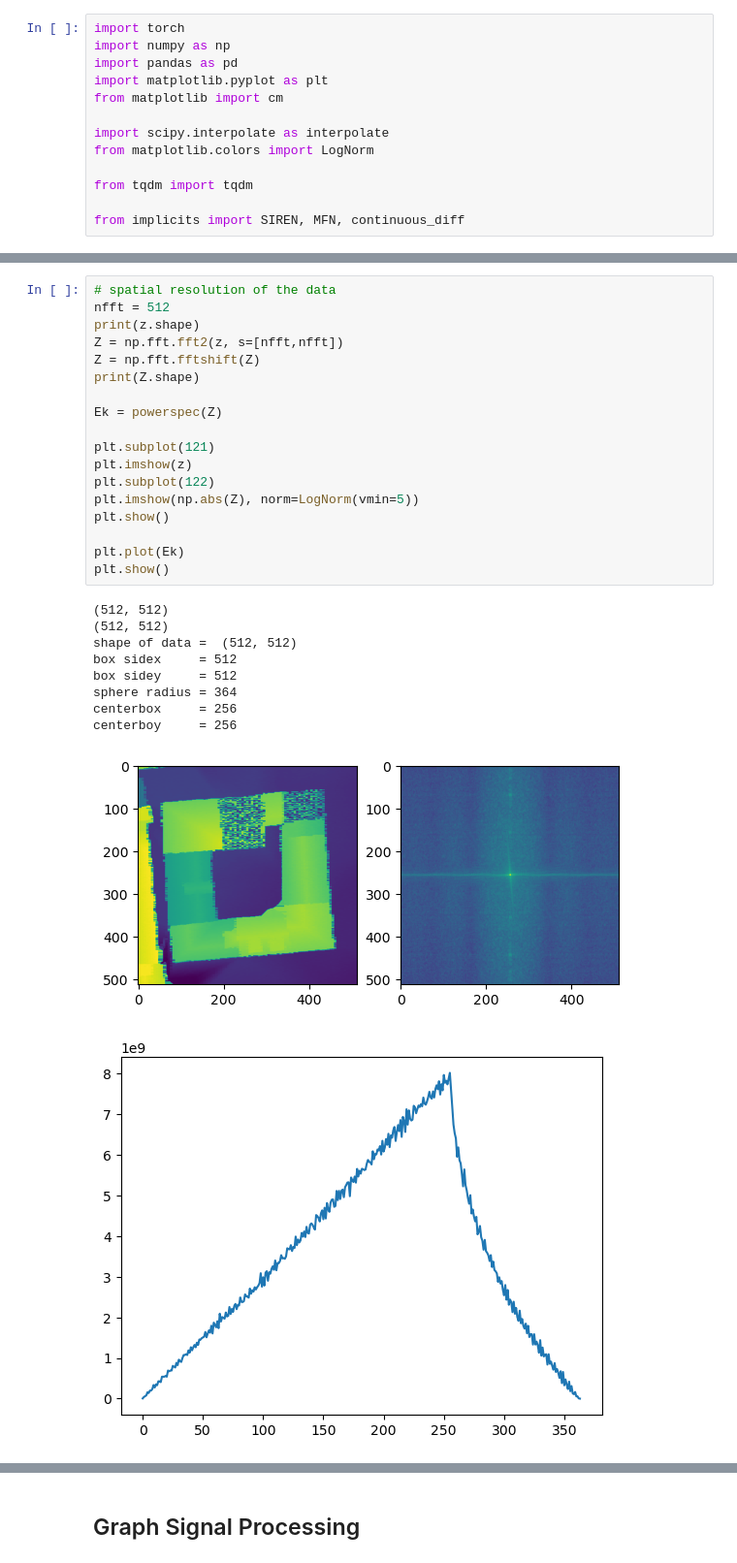
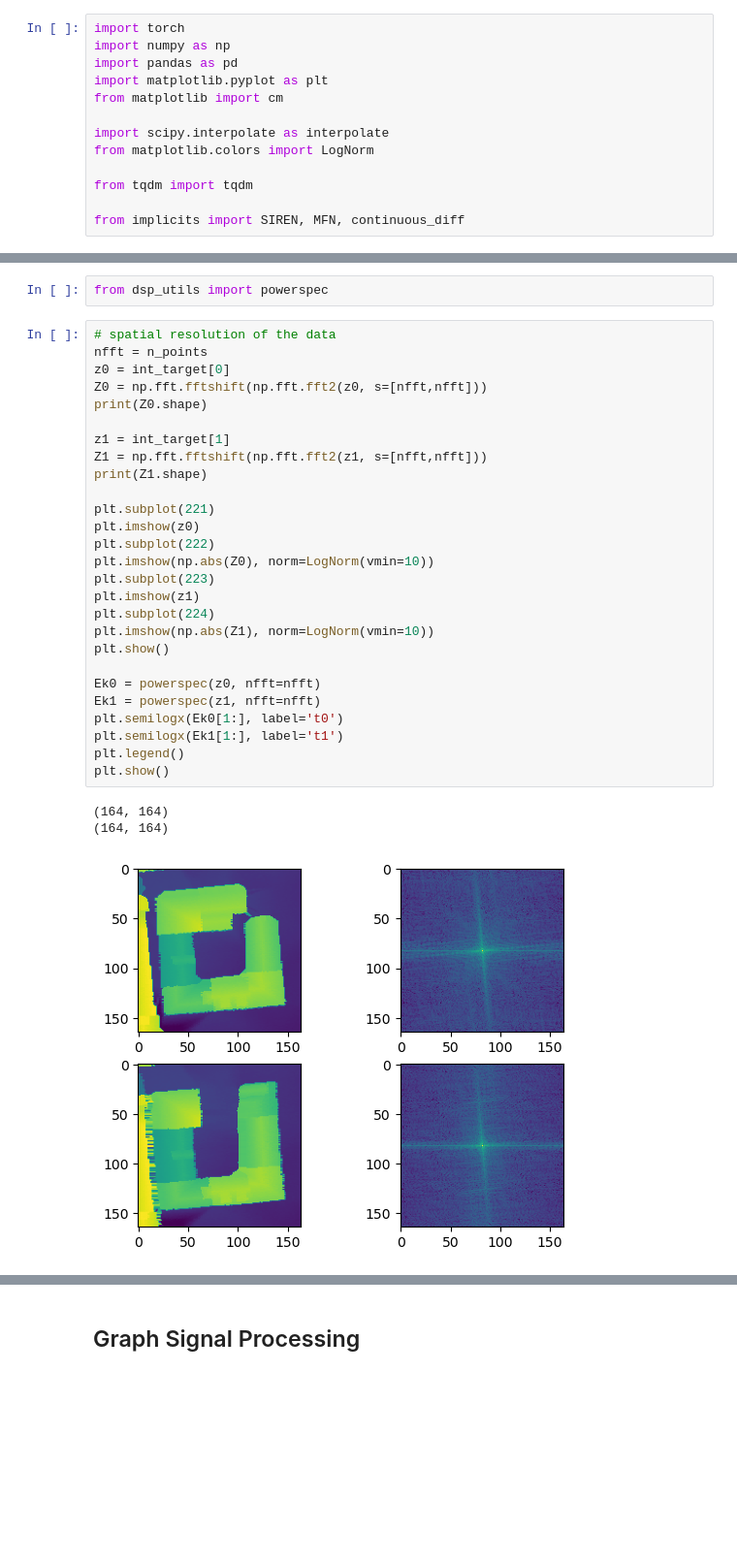
Before and after one commit to PeterJackNaylor/NN-4-change-detection, a Jupyter notebook: python/notebooks/[Sandbox,Data] Spectrum .ipynb, the cells around one changed output, grey strips where cells are left out. Shown at 97% size. Cells and saved outputs as stored; diff of their text form; blank space fills up the shorter version.

```diff
--- a/python/notebooks/[Sandbox,Data] Spectrum .ipynb
+++ b/python/notebooks/[Sandbox,Data] Spectrum .ipynb
@@ -123,29 +128,33 @@ def powerspec(data):
-# %%
-# spatial resolution of the data
-nfft = 512
-print(z.shape)
-Z = np.fft.fft2(z, s=[nfft,nfft])
-Z = np.fft.fftshift(Z)
-print(Z.shape)
-
-Ek = powerspec(Z)
-
-plt.subplot(121)
-plt.imshow(z)
-plt.subplot(122)
-plt.imshow(np.abs(Z), norm=LogNorm(vmin=5))
-plt.show()
-
-plt.plot(Ek)
-plt.show()
-# %% [output]
-(512, 512)
-(512, 512)
-shape of data =  (512, 512)
-box sidex     = 512
-box sidey     = 512
-sphere radius = 364
-centerbox     = 256
-centerboy     = 256
-[figure, removed]
-[figure, removed]
+# %%
+from dsp_utils import powerspec
+# %%
+# spatial resolution of the data
+nfft = n_points
+z0 = int_target[0]
+Z0 = np.fft.fftshift(np.fft.fft2(z0, s=[nfft,nfft]))
+print(Z0.shape)
+
+z1 = int_target[1]
+Z1 = np.fft.fftshift(np.fft.fft2(z1, s=[nfft,nfft]))
+print(Z1.shape)
+
+plt.subplot(221)
+plt.imshow(z0)
+plt.subplot(222)
+plt.imshow(np.abs(Z0), norm=LogNorm(vmin=10))
+plt.subplot(223)
+plt.imshow(z1)
+plt.subplot(224)
+plt.imshow(np.abs(Z1), norm=LogNorm(vmin=10))
+plt.show()
+
+Ek0 = powerspec(z0, nfft=nfft)
+Ek1 = powerspec(z1, nfft=nfft)
+plt.semilogx(Ek0[1:], label='t0')
+plt.semilogx(Ek1[1:], label='t1')
+plt.legend()
+plt.show()
+# %% [output]
+(164, 164)
+(164, 164)
+[figure, added]
```
Also changed, not shown: parts of 14 cells of this notebook, 4 other files.
